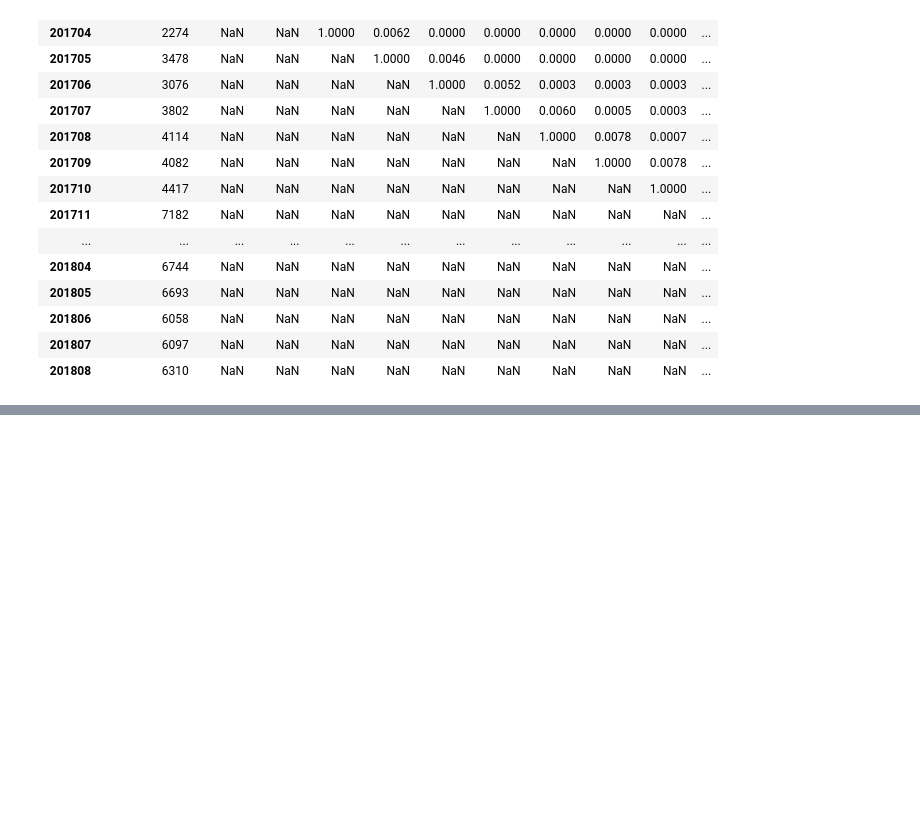
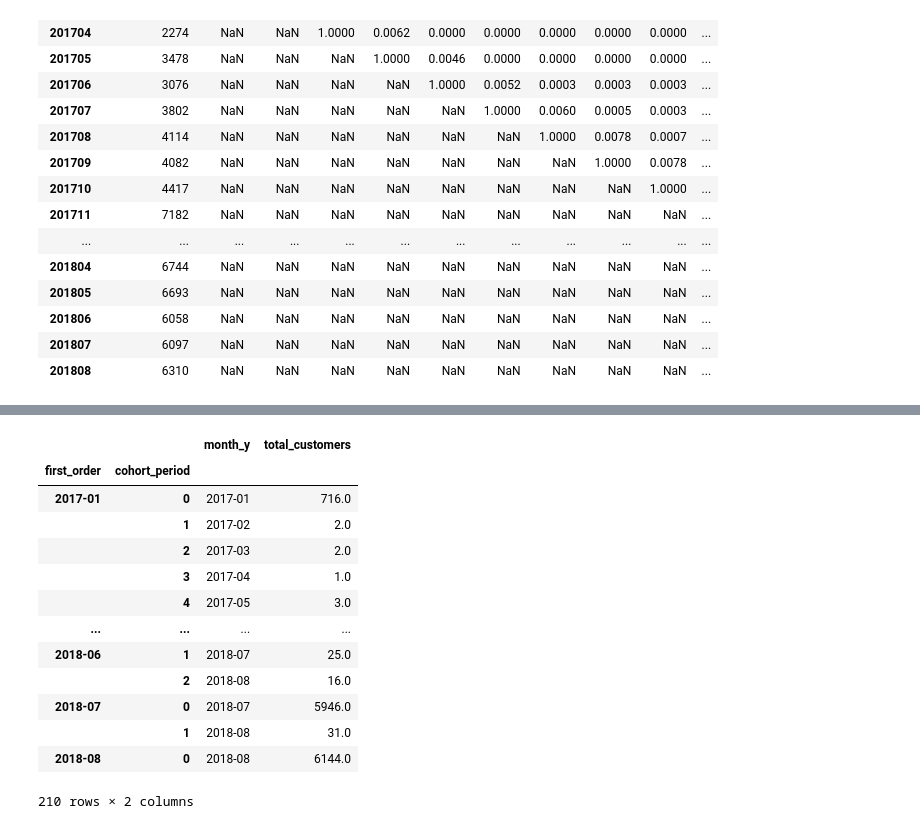
Before and after one commit to hyunjun33/Funnel_Analysis, a Jupyter notebook: Olist/Olist_Customer_Analysis.ipynb, the cells around one changed output, grey strips where cells are left out. Saved outputs shown, nothing was run; the diff lists cells and outputs as text; code cells hidden in the pictures; blank space fills up the shorter version.

```diff
--- a/Olist/Olist_Customer_Analysis.ipynb
+++ b/Olist/Olist_Customer_Analysis.ipynb
@@ -874,0 +867,18 @@ Name: first_order, dtype: int64
+# %%
+cohorts.set_index(["first_order", "cohort_period"], inplace=True)
+cohorts
+# %% [output]
+|  |  | month_y | total_customers |
+| first_order | cohort_period |  |  |
+| 2017-01 | 0 | 2017-01 | 716.0 |
+|  | 1 | 2017-02 | 2.0 |
+|  | 2 | 2017-03 | 2.0 |
+|  | 3 | 2017-04 | 1.0 |
+|  | 4 | 2017-05 | 3.0 |
+| ... | ... | ... | ... |
+| 2018-06 | 1 | 2018-07 | 25.0 |
+|  | 2 | 2018-08 | 16.0 |
+| 2018-07 | 0 | 2018-07 | 5946.0 |
+|  | 1 | 2018-08 | 31.0 |
+| 2018-08 | 0 | 2018-08 | 6144.0 |
+210 rows × 2 columns
```
Also changed, not shown: parts of 33 cells of this notebook.
